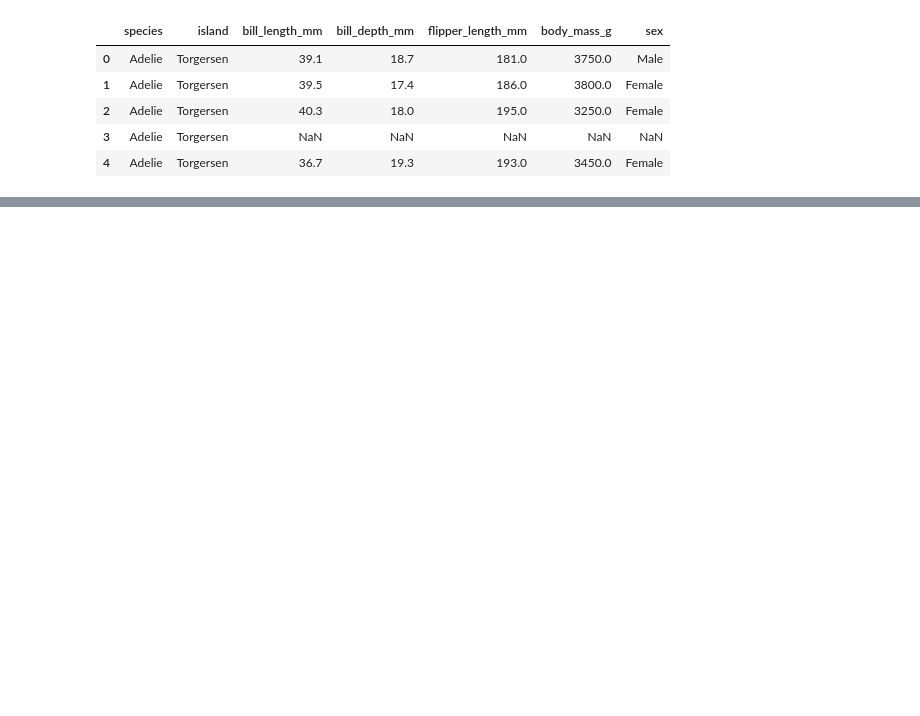
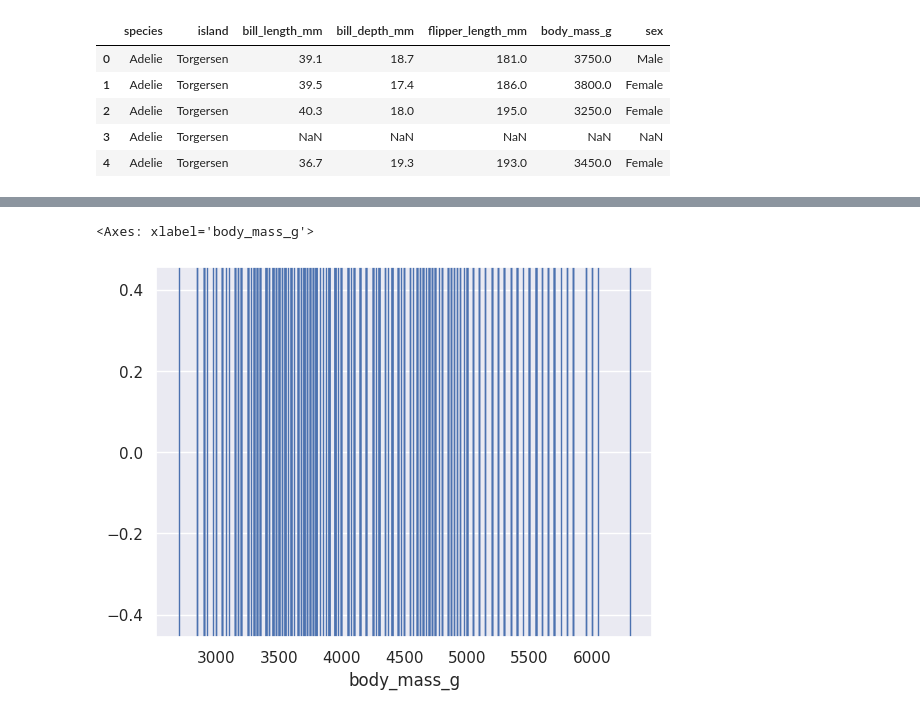
Before and after one commit to KeerthanaSistla/Python-for-Data-Analysis-Visualization, a Jupyter notebook: Seaborn.ipynb, the cells around one changed output, grey strips where cells are left out. Drawn from its saved outputs; the diff is of its cells as text; code cells hidden in the pictures; blank space fills up the shorter version.

```diff
--- a/Seaborn.ipynb
+++ b/Seaborn.ipynb
@@ -311 +282,6 @@ penguins.head()
+# %%
+sns.rugplot(x='body_mass_g', height=2, data=penguins)
+# %% [output]
+<Axes: xlabel='body_mass_g'>
+[figure, added]
 # %%
```
Also changed, not shown: parts of 46 cells of this notebook.
